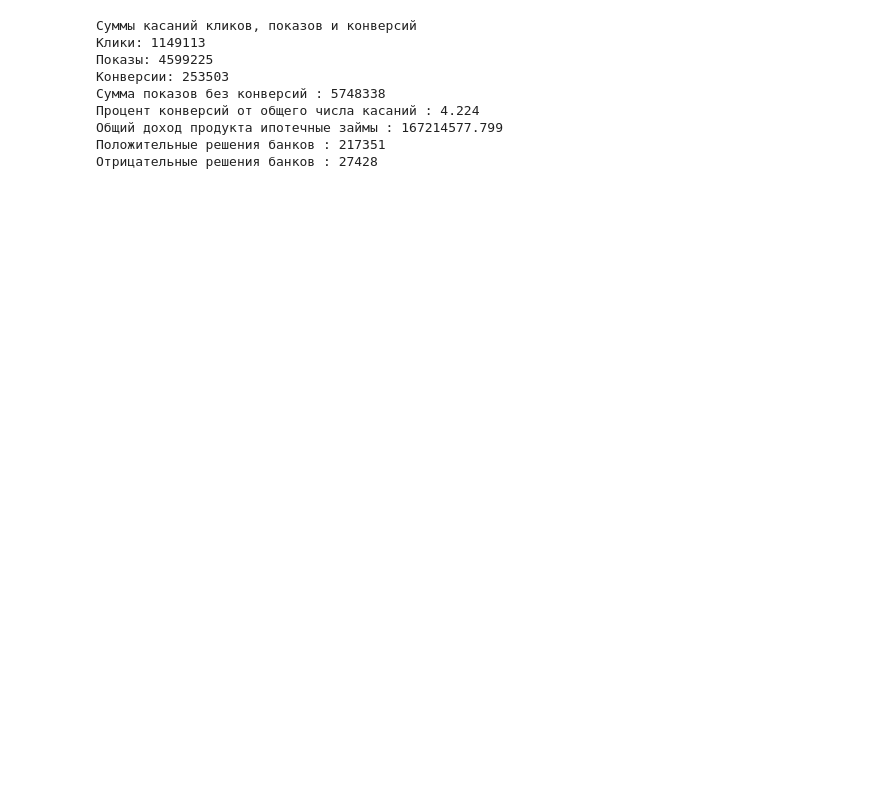
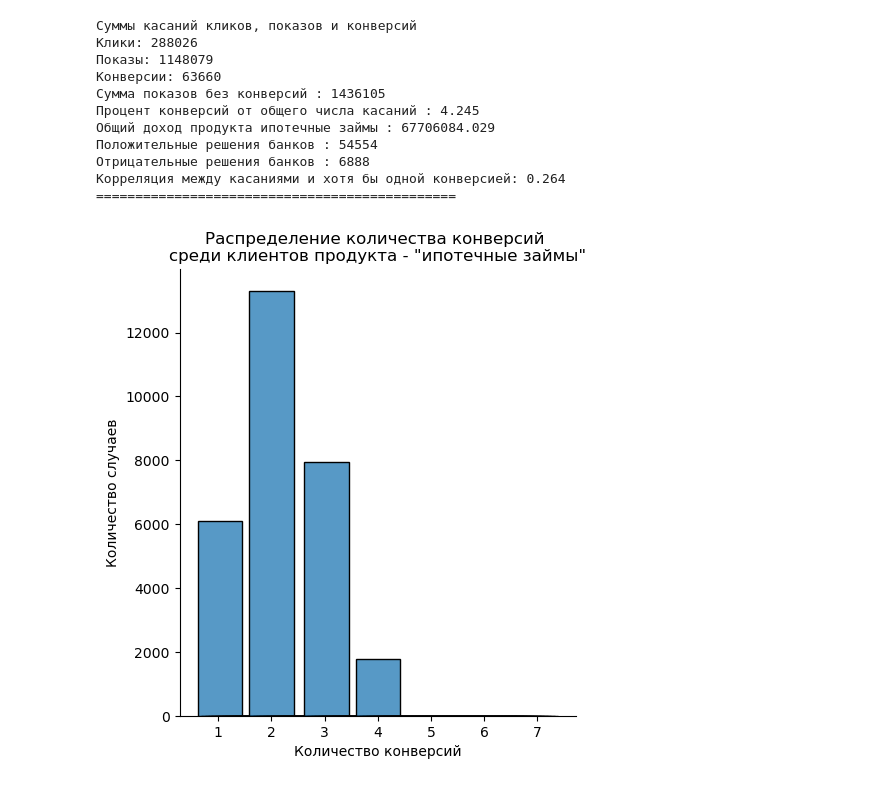
Before and after one commit to maratgaliulin/magnum_scopum_sravni_ru_dataton_2024, a Jupyter notebook: event_data_analysis.ipynb, the cells around one changed output. Saved outputs shown, nothing was run; the diff lists cells and outputs as text; code cells hidden in the pictures; blank space fills up the shorter version.

```diff
--- a/event_data_analysis.ipynb
+++ b/event_data_analysis.ipynb
@@ -34,14 +42,17 @@ basic_stats(loan_data, 'кредитные займы')
 mortgage_data = pd.read_csv(
     'data/event_data_separated/event_data_mortgage.csv', index_col=0)
 # %%
-basic_stats(loan_data, 'ипотечные займы')
+basic_stats(mortgage_data, 'ипотечные займы')
 # %% [output]
 Суммы касаний кликов, показов и конверсий
-Клики: 1149113
-Показы: 4599225
-Конверсии: 253503
-Сумма показов без конверсий : 5748338
-Процент конверсий от общего числа касаний : 4.224
-Общий доход продукта ипотечные займы : 167214577.799
-Положительные решения банков : 217351
-Отрицательные решения банков : 27428
+Клики: 288026
+Показы: 1148079
+Конверсии: 63660
+Сумма показов без конверсий : 1436105
+Процент конверсий от общего числа касаний : 4.245
+Общий доход продукта ипотечные займы : 67706084.029
+Положительные решения банков : 54554
+Отрицательные решения банков : 6888
+Корреляция между касаниями и хотя бы одной конверсией: 0.264
+==============================================
+[figure, added]
```
Also changed, not shown: parts of 3 cells of this notebook, 5 other files.
